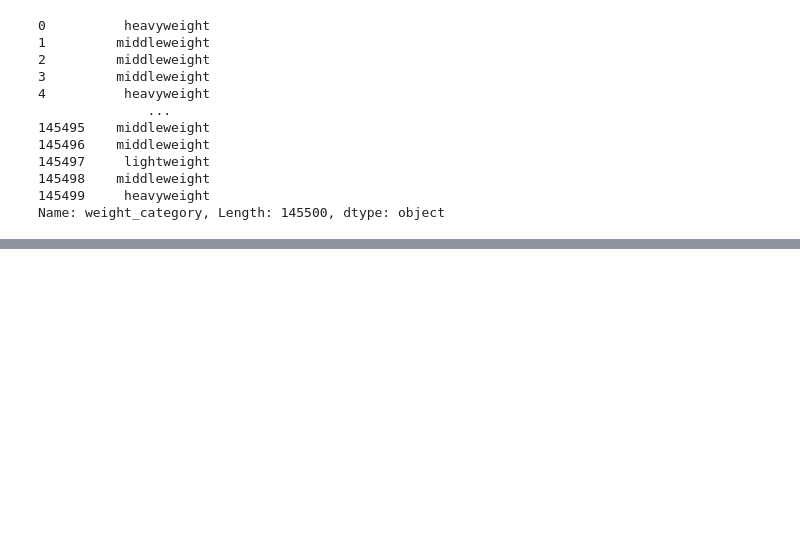
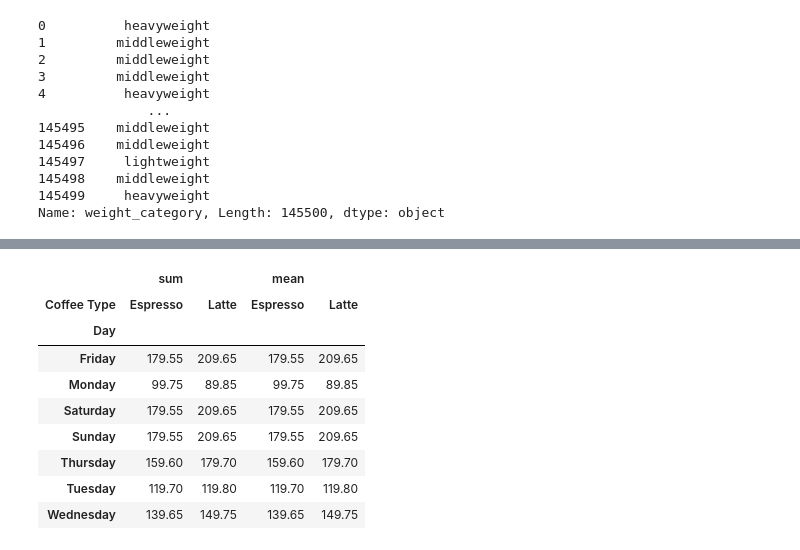
Before and after one commit to cjbagwell/complete-pandas-tutorial_jordan, a Jupyter notebook: main_tutorial.ipynb, the cells around one changed output, grey strips where cells are left out. Saved outputs shown, nothing was run; the diff lists cells and outputs as text; code cells hidden in the pictures; blank space fills up the shorter version.

```diff
--- a/main_tutorial.ipynb
+++ b/main_tutorial.ipynb
@@ -217,0 +255,22 @@ outsiders_df.head()
+# %%
+## Data Aggregation
+o = bios_new2['born_country_full'].value_counts()
+meanCountryCount = o.mean
+med = o.median()
+
+coffee.groupby(['Coffee Type']).agg({'Units Sold':'mean', 'Price': 'median'})
+
+# Pivot Tables
+pivot = coffee.pivot_table(columns=['Coffee Type'], index='Day', values='revenue',aggfunc=['sum','mean'])
+pivot
+# %% [output]
+|  | sum |  | mean |  |
+| Coffee Type | Espresso | Latte | Espresso | Latte |
+| Day |  |  |  |  |
+| Friday | 179.55 | 209.65 | 179.55 | 209.65 |
+| Monday | 99.75 | 89.85 | 99.75 | 89.85 |
+| Saturday | 179.55 | 209.65 | 179.55 | 209.65 |
+| Sunday | 179.55 | 209.65 | 179.55 | 209.65 |
+| Thursday | 159.60 | 179.70 | 159.60 | 179.70 |
+| Tuesday | 119.70 | 119.80 | 119.70 | 119.80 |
+| Wednesday | 139.65 | 149.75 | 139.65 | 149.75 |
```
Also changed, not shown: parts of 3 cells of this notebook.
